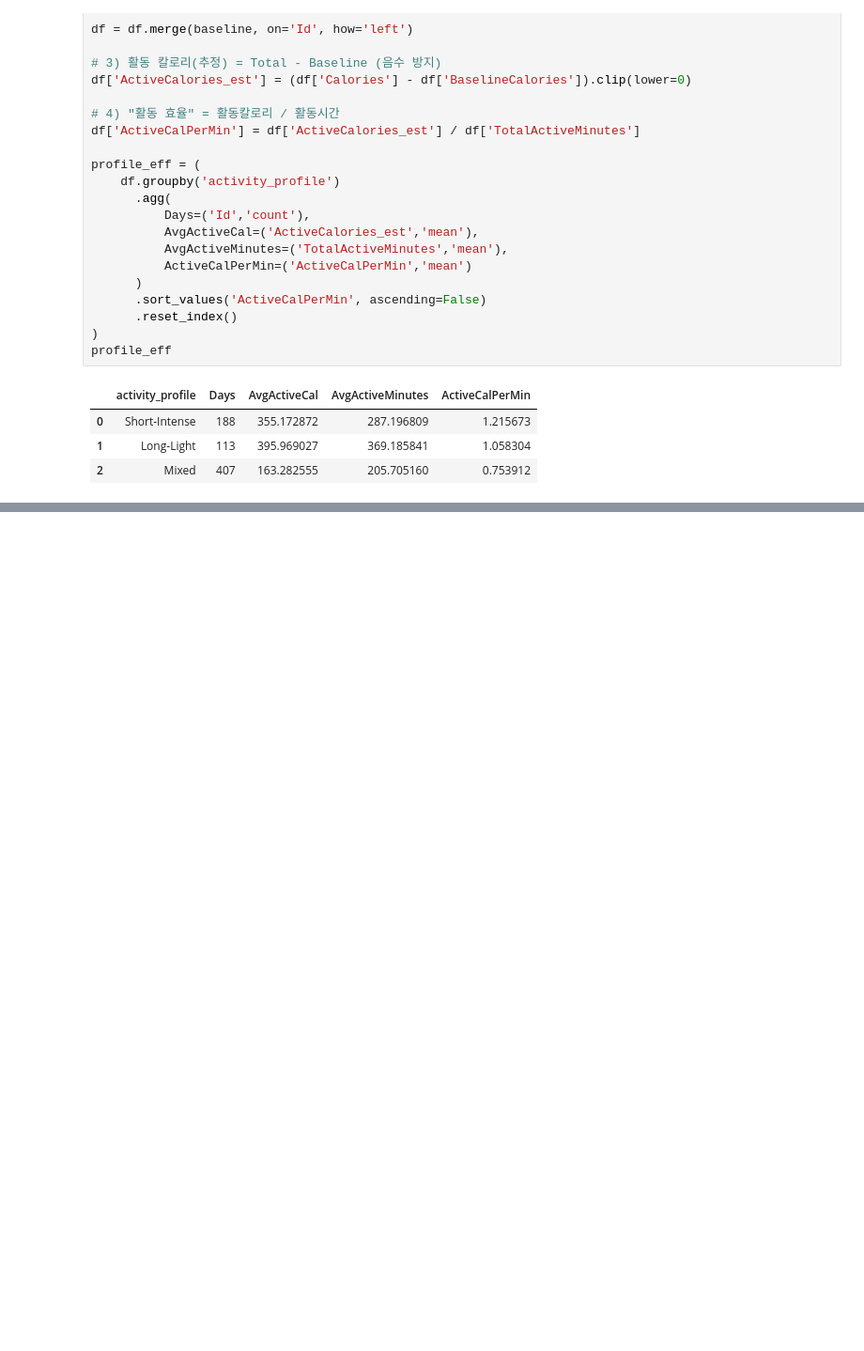
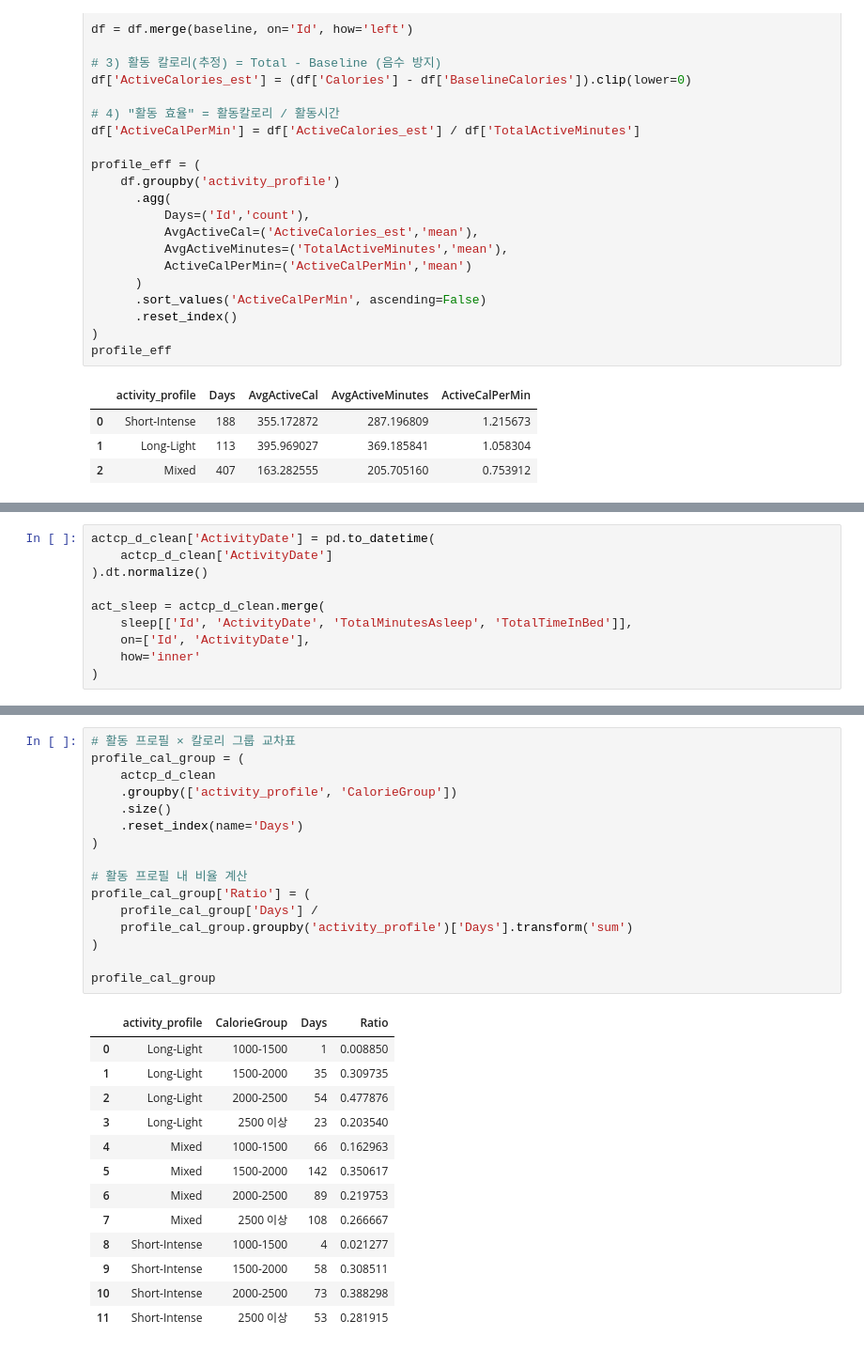
Before and after one commit to jeesy95-creator/sparta_15, a Jupyter notebook: notebooks/Soyun.ipynb, the cells around one changed output, grey strips where cells are left out. Shown at 94% size. Cells and saved outputs as stored; diff of their text form; blank space fills up the shorter version.

Commit message:
Add insight 9 and 10: activity profile efficiency and calorie group distribution

```diff
--- a/notebooks/Soyun.ipynb
+++ b/notebooks/Soyun.ipynb
@@ -1458,0 +1466,10 @@ FileNotFoundError: [Errno 2] No such file or directory: '/Users/jisoyun/Desktop/
+# %%
+actcp_d_clean['ActivityDate'] = pd.to_datetime(
+    actcp_d_clean['ActivityDate']
+).dt.normalize()
+
+act_sleep = actcp_d_clean.merge(
+    sleep[['Id', 'ActivityDate', 'TotalMinutesAsleep', 'TotalTimeInBed']],
+    on=['Id', 'ActivityDate'],
+    how='inner'
+)
@@ -1458,0 +1500,30 @@ FileNotFoundError: [Errno 2] No such file or directory: '/Users/jisoyun/Desktop/
+# %%
+# 활동 프로필 × 칼로리 그룹 교차표
+profile_cal_group = (
+    actcp_d_clean
+    .groupby(['activity_profile', 'CalorieGroup'])
+    .size()
+    .reset_index(name='Days')
+)
+
+# 활동 프로필 내 비율 계산
+profile_cal_group['Ratio'] = (
+    profile_cal_group['Days'] /
+    profile_cal_group.groupby('activity_profile')['Days'].transform('sum')
+)
+
+profile_cal_group
+# %% [output]
+|  | activity_profile | CalorieGroup | Days | Ratio |
+| 0 | Long-Light | 1000-1500 | 1 | 0.008850 |
+| 1 | Long-Light | 1500-2000 | 35 | 0.309735 |
+| 2 | Long-Light | 2000-2500 | 54 | 0.477876 |
+| 3 | Long-Light | 2500 이상 | 23 | 0.203540 |
+| 4 | Mixed | 1000-1500 | 66 | 0.162963 |
+| 5 | Mixed | 1500-2000 | 142 | 0.350617 |
+| 6 | Mixed | 2000-2500 | 89 | 0.219753 |
+| 7 | Mixed | 2500 이상 | 108 | 0.266667 |
+| 8 | Short-Intense | 1000-1500 | 4 | 0.021277 |
+| 9 | Short-Intense | 1500-2000 | 58 | 0.308511 |
+| 10 | Short-Intense | 2000-2500 | 73 | 0.388298 |
+| 11 | Short-Intense | 2500 이상 | 53 | 0.281915 |
```
Also changed, not shown: parts of 6 cells of this notebook, 1 other file.
